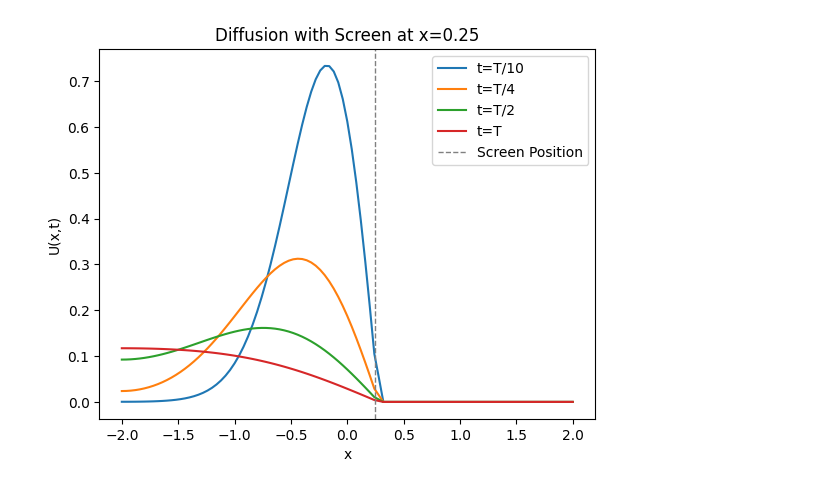
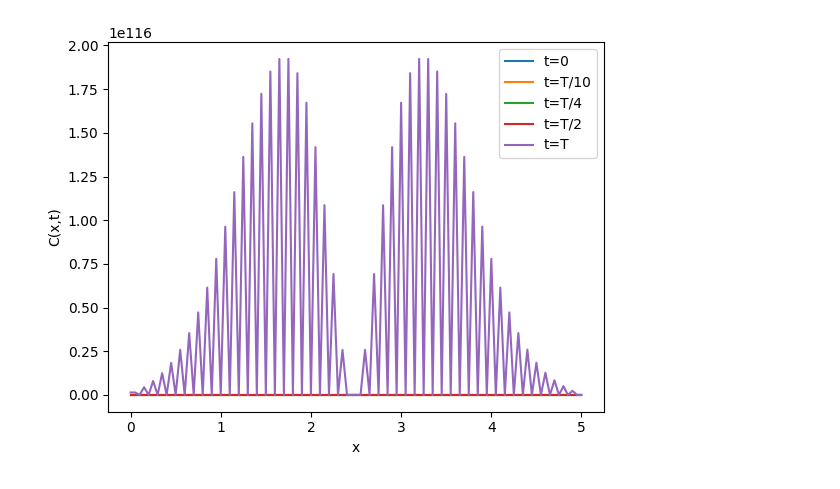
Before and after one commit to hinkleylg/Industrial-Project-1, a Jupyter notebook: Screen_implementation.ipynb, the cells around one changed output. Drawn from its saved outputs; the diff is of its cells as text; code cells hidden in the pictures.

```diff
--- a/Screen_implementation.ipynb
+++ b/Screen_implementation.ipynb
@@ -65,8 +65,19 @@ def plotting(U, x, t, exact_handle):
 # Implementation of advection to the model
 # %%
 # ** Toy Model inital contion and exact solution ** #
+def D(x):
+    D_air = 1.0
+    D_screen = 0.01
+    x_screen = 2.5
+    D = np.zeros_like(x)
+    mask = np.abs(x - x_screen) <= 0.1
+    D[mask] = D_screen
+    D[~mask] = D_air
+    return D
+
+
 def f(x):
-    x0 = 0
+    x0 = x[len(x)//2]
     epsilon = 0.05
 
     U0 = np.zeros_like(x)
@@ -80,15 +91,14 @@ N = 200      # number of timesteps
 T = 1        # final time
 t = np.linspace(0, T, 201)      # Time grid
 M = 100      #
-x = np.linspace(-2, 2, M + 1)
+x = np.linspace(0, 5, M + 1)
 
 dx = x[1] - x[0]
 dt = t[1] - t[0]
 
 C = dt/(dx**2)
 
-x_screen = 0.25
-k = np.argmin(np.abs(x - x_screen))
+x_screen = np.linspace(2.4,2.6,5)
 
 dx = x[1] - x[0]
 dt = t[1] - t[0]
@@ -101,21 +111,21 @@ C = dt/(dx**2)
 # ------------------------------------------------------ #
 
 
-P = 1
+# P = 1
 diags = np.ones((3,M+1))
 diags[0] += 2 * C
 diags[1:] = - C;
 
-# APPLY SCREEN MODIFICATION
-reduction_factor = (1 - P)
+# # APPLY SCREEN MODIFICATION
+# reduction_factor = (1 - P)
 
-# Upper diagonal (Flux from k+1 to k, at index k of diags[1])
-# diags[1] corresponds to the 1 offset (upper diagonal)
-diags[1, k] *= reduction_factor
+# # Upper diagonal (Flux from k+1 to k, at index k of diags[1])
+# # diags[1] corresponds to the 1 offset (upper diagonal)
+# diags[1, k] *= reduction_factor
 
-# Lower diagonal (Flux from k to k+1, at index k+1 of diags[2])
-# diags[2] corresponds to the -1 offset (lower diagonal)
-diags[2, k+1] *= reduction_factor
+# # Lower diagonal (Flux from k to k+1, at index k+1 of diags[2])
+# # diags[2] corresponds to the -1 offset (lower diagonal)
+# diags[2, k+1] *= reduction_factor
 
 # ... (Your original boundary fixes: diags[1,0] and diags[2,-2])
 diags[1,0] = - 2*C
@@ -126,28 +136,48 @@ A = diags_array(diags, offsets = (0,1,-1), shape = (M+1, M+1), format = 'csr')
 
 #------------------------------------------------------- #
 
-U = np.zeros((N+1,M+1))
-U[0] = f(x)
+# Initialize solution array
+U = np.zeros((len(t), len(x)))
+U[0, :] = f(x)
 
-# Also store numerical solution
-U_ex = np.zeros((N+1,M+1))
+# Compute D at grid points
+D_vals = D(x)
 
-# ** Iterate ** #
-for n in range(0, N):
-    # Solve linear system instead of computing the inverse: computing the inverse is expensive and numerically instable
-    # SciPy has a subroutine for sparse matrices, but if you want to stick to NumPy, you can instead use: np.linalg.solve(A.toarray(),U[0])
-    U[n+1] = spsolve(A, U[n])
+# Compute D at cell interfaces (midpoints)
+D_interfaces = 0.5 * (D_vals[:-1] + D_vals[1:])
+
+# Check CFL condition
+D_max = np.max(D_vals)
+CFL = D_max * dt / dx**2
+
+# Better boundary conditions (zero flux/reflective)
+for n in range(len(t) - 1):
+    U_new = U[n, :].copy()
+
+    for i in range(1, len(x) - 1):
+        flux_right = D_interfaces[i] * (U[n, i+1] - U[n, i]) / dx
+        flux_left = D_interfaces[i-1] * (U[n, i] - U[n, i-1]) / dx
+        U_new[i] = U[n, i] + (dt / dx) * (flux_right - flux_left)
+
+    # Zero flux boundary conditions (no flow out)
+    U_new[0] = U_new[1]
+    U_new[-1] = U_new[-2]
+
+    # Enforce non-negativity as safety check
+    U_new = np.maximum(U_new, 0)
+
+    U[n+1, :] = U_new
 
 
-#plt.plot(x, U[0], label='t=0')
+plt.plot(x, U[1], label='t=0')
 plt.plot(x, U[N//10], label='t=T/10')
 plt.plot(x, U[N//4], label='t=T/4')
 plt.plot(x, U[N//2], label='t=T/2')
 plt.plot(x, U[N], label='t=T')
-plt.axvline(x=x_screen, color='gray', linestyle='--', lw=1, label='Screen Position')
+#plt.axvline(x=x_screen, color='gray', linestyle='--', lw=1, label='Screen Position')
 plt.xlabel('x')
-plt.ylabel('U(x,t)')
-plt.title('Diffusion with Screen at x={}'.format(x_screen))
+plt.ylabel('C(x,t)')
+#plt.title('Diffusion with Screen at x={}'.format(x_screen))
 plt.legend()
 plt.show()
 # %% [output]
@@ -154,4 +185,4 @@ plt.show()
-[figure, old version]
+[figure, new version]
 # %%
 # Now we simulate what happens on the other side of the screen
 
```
Also changed, not shown: parts of 2 cells of this notebook, 1 other file.
